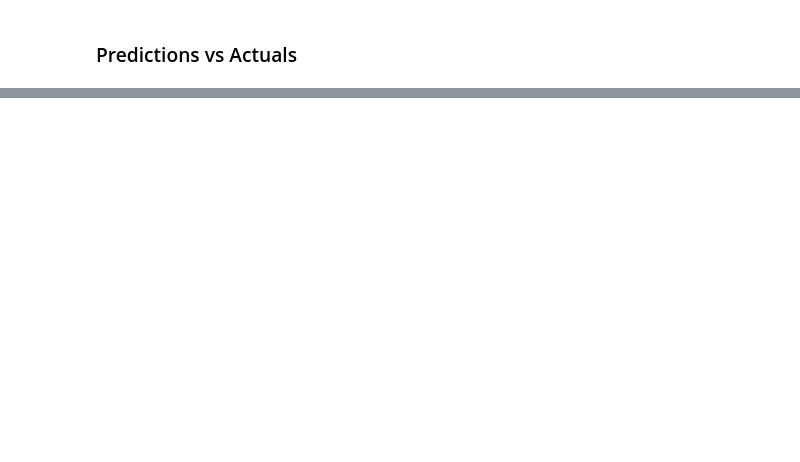
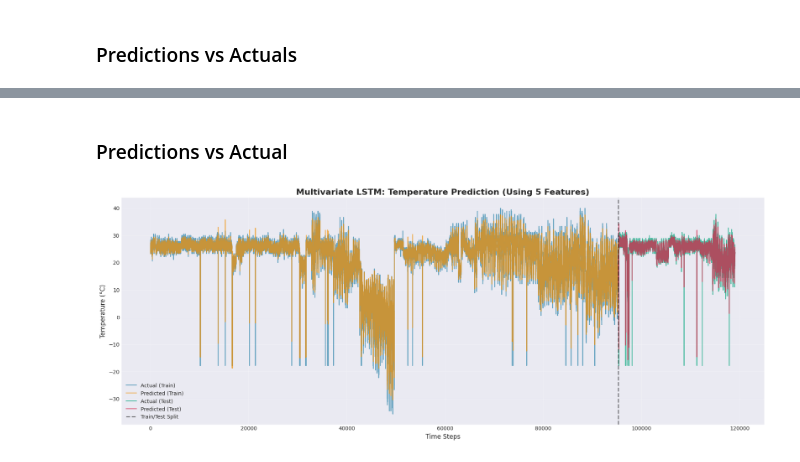
Before and after one commit to arisalexnikolaou/ml-mid-assignment, a Jupyter notebook: LSTMWeatherPredictor_2.ipynb, the cells around one changed output, grey strips where cells are left out. Drawn from its saved outputs; the diff is of its cells as text; code cells hidden in the pictures; blank space fills up the shorter version.

```diff
--- a/LSTMWeatherPredictor_2.ipynb
+++ b/LSTMWeatherPredictor_2.ipynb
@@ -1088,0 +1470,34 @@ print(len(y_pred_test_inv))
+# %% [markdown]
+### Predictions vs Actual
+# %%
+# Plot predictions vs actual values
+plt.figure(figsize=(18, 7))
+
+# Training data
+train_plot_x = np.arange(LOOKBACK, LOOKBACK + len(train_predictions_original))
+plt.plot(train_plot_x, y_train_original, label='Actual (Train)',
+         color='#2E86AB', alpha=0.7, linewidth=1.5)
+plt.plot(train_plot_x, train_predictions_original, label='Predicted (Train)',
+         color='#F18F01', alpha=0.7, linewidth=1.5)
+
+# Test data
+test_plot_x = np.arange(train_size + LOOKBACK, train_size + LOOKBACK + len(test_predictions_original))
+plt.plot(test_plot_x, y_test_original, label='Actual (Test)',
+         color='#06A77D', alpha=0.7, linewidth=1.5)
+plt.plot(test_plot_x, test_predictions_original, label='Predicted (Test)',
+         color='#D62246', alpha=0.7, linewidth=1.5)
+
+# Add vertical line to separate train and test
+plt.axvline(x=train_size + LOOKBACK, color='black', linestyle='--',
+            linewidth=2, label='Train/Test Split', alpha=0.5)
+
+plt.title(f'Multivariate LSTM: Temperature Prediction (Using {len(available_features)} Features)',
+          fontsize=16, fontweight='bold')
+plt.xlabel('Time Steps', fontsize=12)
+plt.ylabel('Temperature (°C)', fontsize=12)
+plt.legend(fontsize=10, loc='best')
+plt.grid(True, alpha=0.3)
+plt.tight_layout()
+plt.show()
+# %% [output]
+[figure, added]
```
Also changed, not shown: parts of 51 cells of this notebook, 12 other files.
